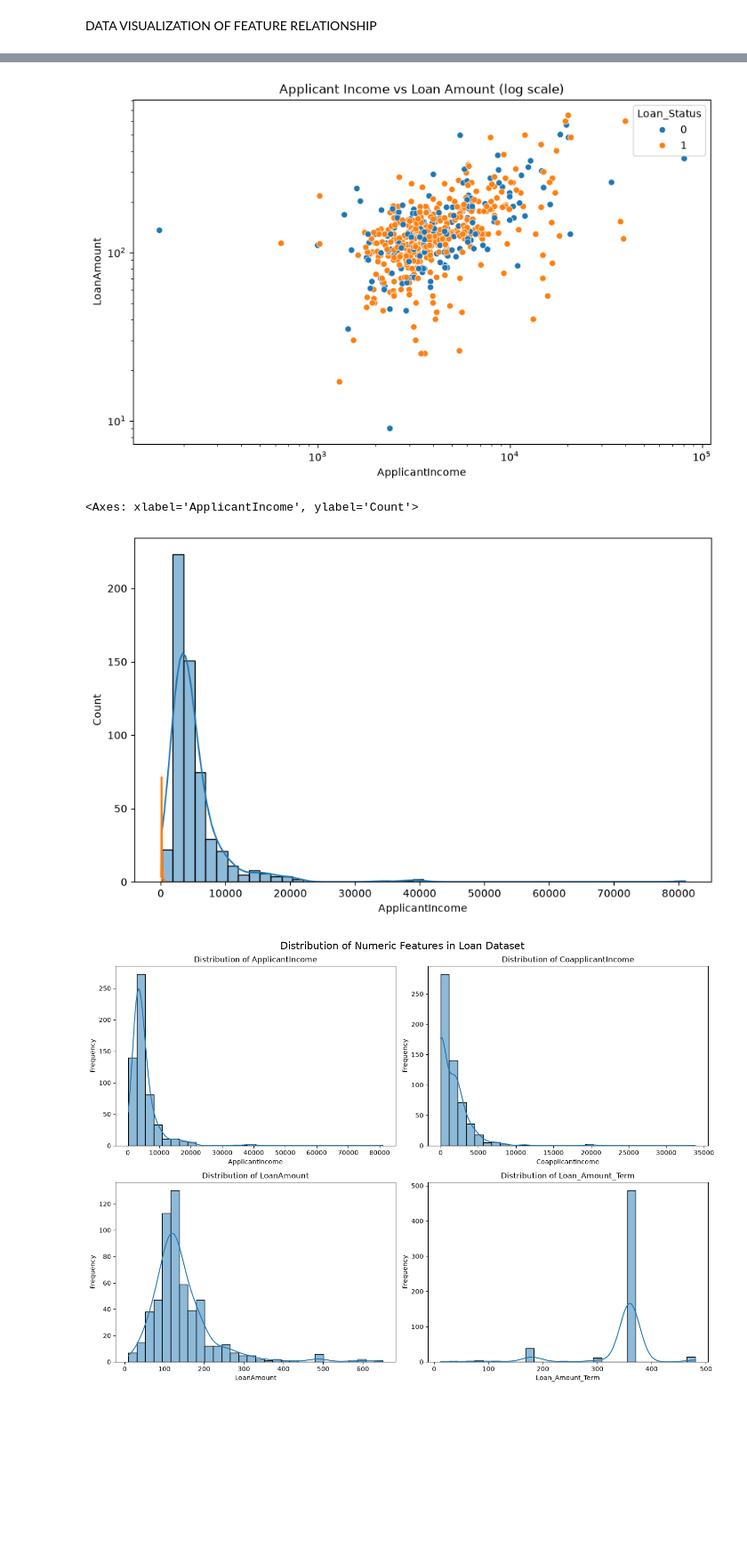
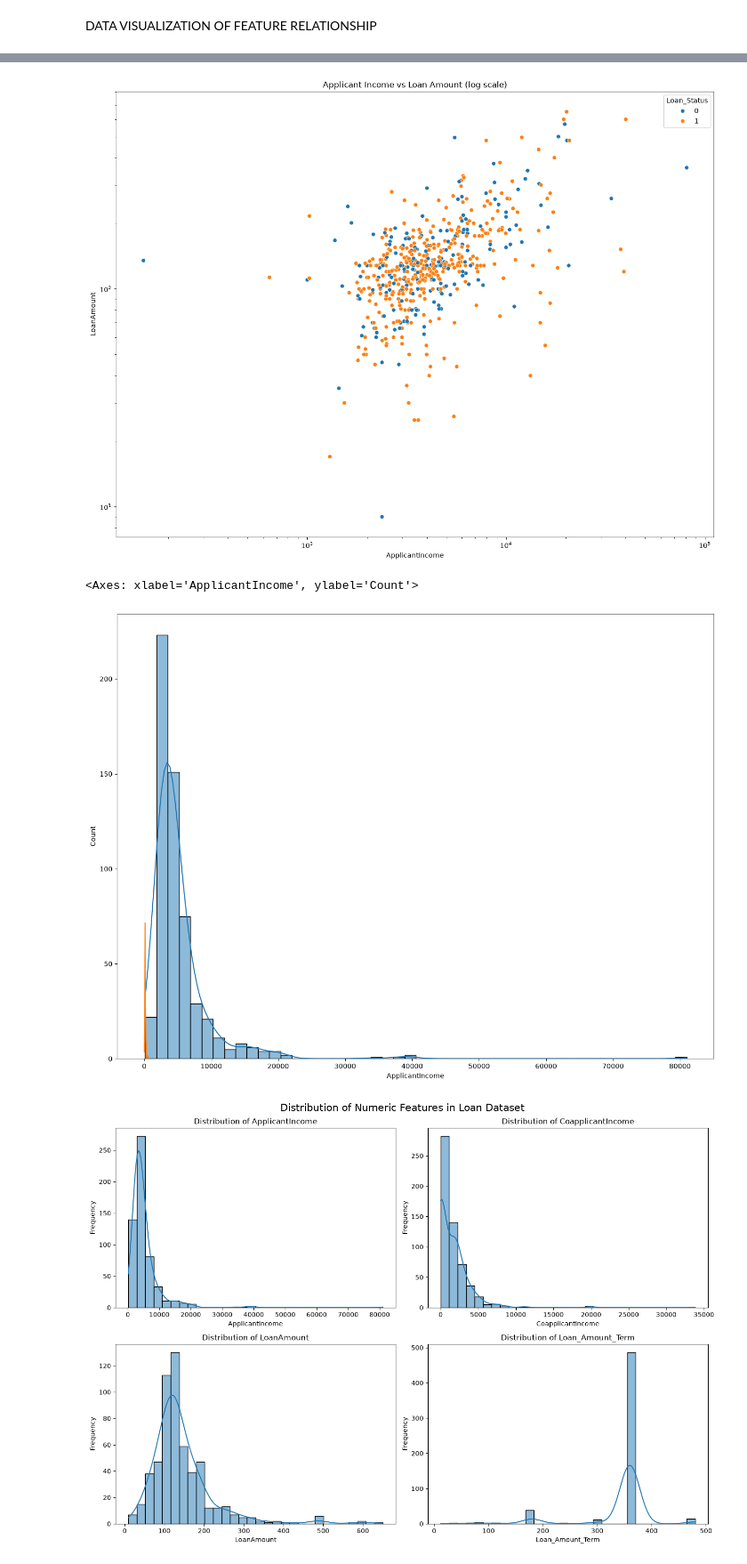
Before and after one commit to popsy-jeff/MACHINE-LEARNING-LOGISTIC-REGRESSION, a Jupyter notebook: Loan_Prediction_LogisticRegression_Model.ipynb, the cells around one changed output, grey strips where cells are left out. Shown at 89% size. Drawn from its saved outputs; the diff is of its cells as text; code cells hidden in the pictures; blank space fills up the shorter version.

```diff
--- a/Loan_Prediction_LogisticRegression_Model.ipynb
+++ b/Loan_Prediction_LogisticRegression_Model.ipynb
@@ -240,22 +220,22 @@ memory usage: 106.9 KB
 # %%
 # PLOTTING GRAPH OF APPLICANTS INCOME AGAINST LOAN AMOUNT USING A LOG SCALE
 
-plt.figure(figsize=(10, 6))
+plt.figure(figsize=(16, 12))
 sns.scatterplot(data=loan_df, x='ApplicantIncome', y='LoanAmount', hue='Loan_Status')
 plt.xscale('log')
 plt.yscale('log')
 plt.title('Applicant Income vs Loan Amount (log scale)')
 plt.show()
 # %% [output]
-[figure, old version]
+[figure, new version]
 # %%
 # Numeric distributions plot
-plt.figure(figsize=(10, 6))
+plt.figure(figsize=(16, 12))
 sns.histplot(data=loan_df, x='ApplicantIncome', kde=True)
 sns.histplot(data=loan_df, x='LoanAmount', kde=True)
 # %% [output]
 <Axes: xlabel='ApplicantIncome', ylabel='Count'>
-[figure, old version]
+[figure, new version]
 # %%
 # Adding EDA visualizations  for loan prediction logistic regression
 numeric_cols = ['ApplicantIncome', 'CoapplicantIncome', 'LoanAmount', 'Loan_Amount_Term']
```
Also changed, not shown: parts of 2 cells of this notebook.
